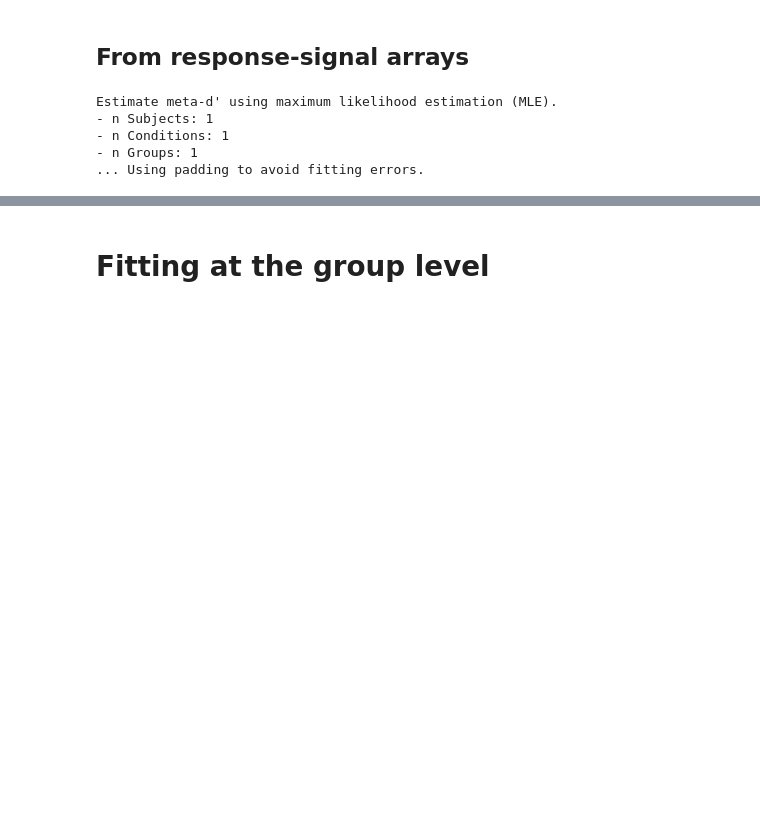
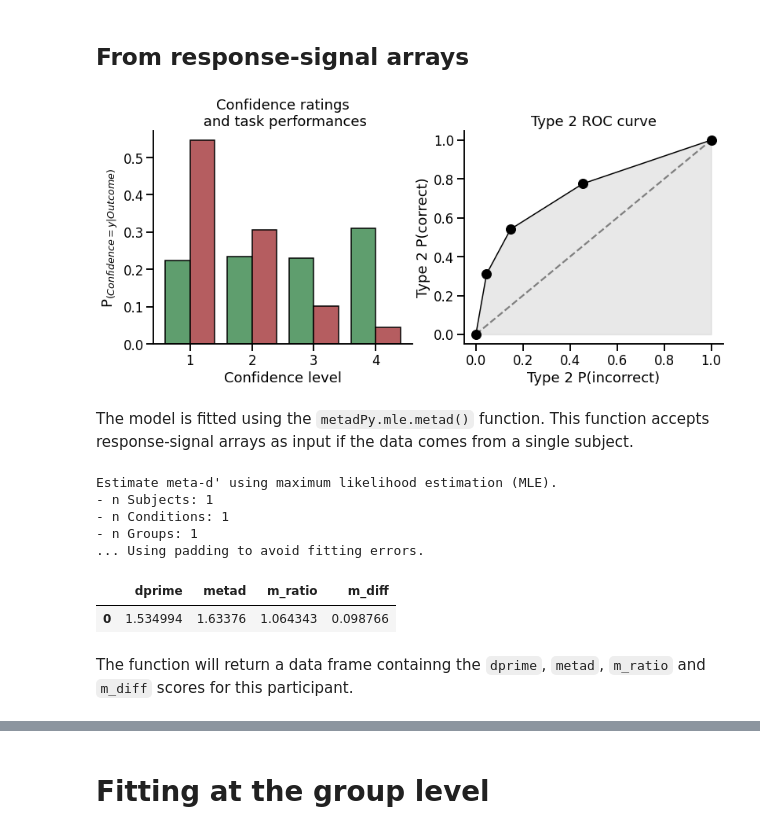
Before and after one commit to embodied-computation-group/metadpy, a Jupyter notebook: notebooks/Example 1 - Fitting MLE - Subject and group level.ipynb, the cells around one changed output, grey strips where cells are left out. Drawn from its saved outputs; the diff is of its cells as text; code cells hidden in the pictures; blank space fills up the shorter version.

```diff
--- a/notebooks/Example 1 - Fitting MLE - Subject and group level.ipynb
+++ b/notebooks/Example 1 - Fitting MLE - Subject and group level.ipynb
@@ -18,6 +25,15 @@ import matplotlib.pyplot as plt
 # Create responses data
 nR_S1 = np.array([52, 32, 35, 37, 26, 12, 4, 2])
 nR_S2 = np.array([2, 5, 15, 22, 33, 38, 40, 45])
+# %%
+fig, axs = plt.subplots(1, 2, figsize=(13, 5))
+plot_confidence(nR_S1, nR_S2, ax=axs[0])
+plot_roc(nR_S1, nR_S2, ax=axs[1])
+sns.despine()
+# %% [output]
+[figure, added]
+# %% [markdown]
+The model is fitted using the `metadPy.mle.metad()` function. This function accepts response-signal arrays as input if the data comes from a single subject.
 # %%
 output = metad(nR_S1=nR_S1, nR_S2=nR_S2)
 # %% [output]
@@ -26,4 +42,11 @@ Estimate meta-d' using maximum likelihood estimation (MLE).
 - n Conditions: 1
 - n Groups: 1
 ... Using padding to avoid fitting errors.
+# %%
+output
+# %% [output]
+|  | dprime | metad | m_ratio | m_diff |
+| 0 | 1.534994 | 1.63376 | 1.064343 | 0.098766 |
+# %% [markdown]
+The function will return a data frame containng the `dprime`, `metad`, `m_ratio` and `m_diff` scores for this participant.
 # %% [markdown]
```
Also changed, not shown: parts of 15 cells of this notebook, 1 other file.
